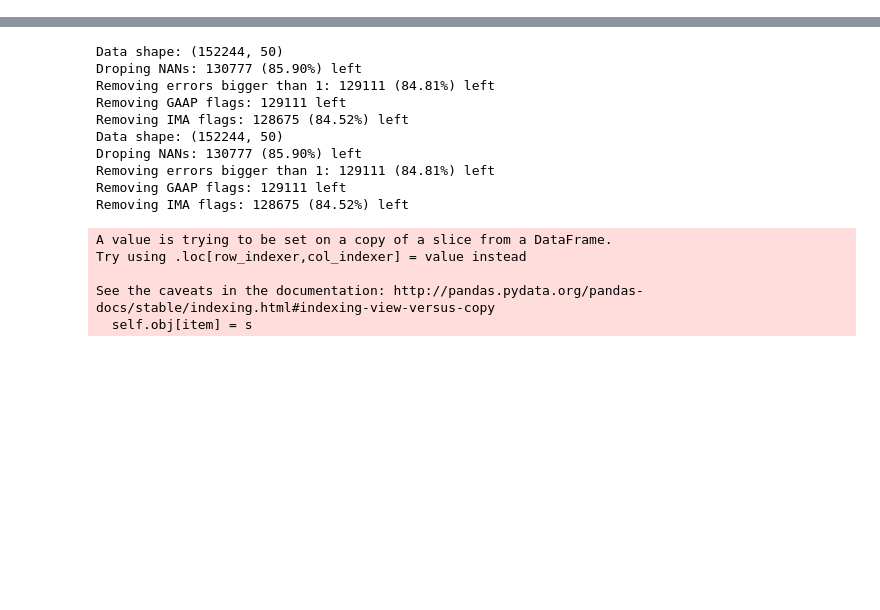
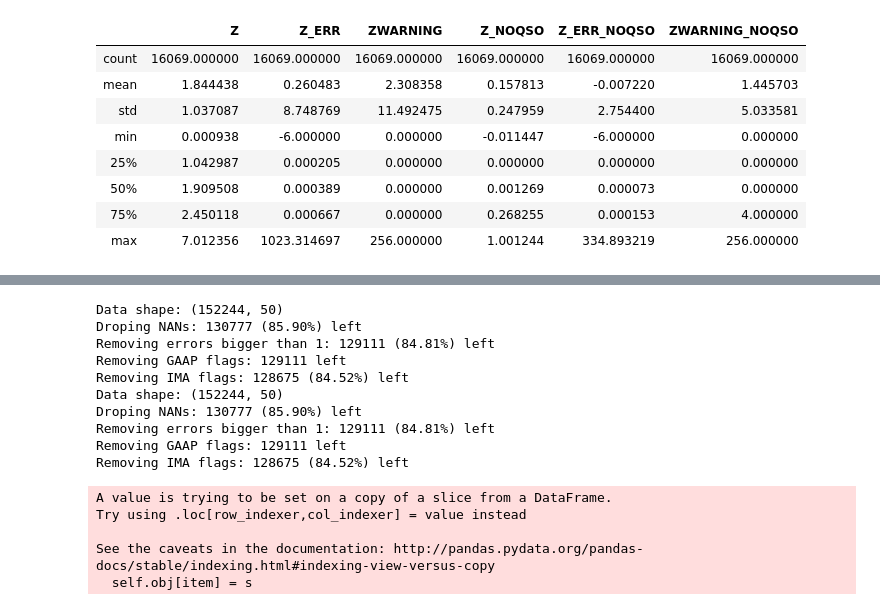
Before and after one commit to snakoneczny/kids-quasars, a Jupyter notebook: notebooks/analysis_sdss_noqso.ipynb, the cells around one changed output, grey strips where cells are left out. Saved outputs shown, nothing was run; the diff lists cells and outputs as text; code cells hidden in the pictures; blank space fills up the shorter version.

```diff
--- a/notebooks/analysis_sdss_noqso.ipynb
+++ b/notebooks/analysis_sdss_noqso.ipynb
@@ -21,0 +54,12 @@ sns.set_palette('cubehelix')
+# %%
+kids_x_sdss.loc[kids_x_sdss['CLASS'] == 'QSO', sdss_cols].describe()
+# %% [output]
+|  | Z | Z_ERR | ZWARNING | Z_NOQSO | Z_ERR_NOQSO | ZWARNING_NOQSO |
+| count | 16069.000000 | 16069.000000 | 16069.000000 | 16069.000000 | 16069.000000 | 16069.000000 |
+| mean | 1.844438 | 0.260483 | 2.308358 | 0.157813 | -0.007220 | 1.445703 |
+| std | 1.037087 | 8.748769 | 11.492475 | 0.247959 | 2.754400 | 5.033581 |
+| min | 0.000938 | -6.000000 | 0.000000 | -0.011447 | -6.000000 | 0.000000 |
+| 25% | 1.042987 | 0.000205 | 0.000000 | 0.000000 | 0.000000 | 0.000000 |
+| 50% | 1.909508 | 0.000389 | 0.000000 | 0.001269 | 0.000073 | 0.000000 |
+| 75% | 2.450118 | 0.000667 | 0.000000 | 0.268255 | 0.000153 | 4.000000 |
+| max | 7.012356 | 1023.314697 | 256.000000 | 1.001244 | 334.893219 | 256.000000 |
```
Also changed, not shown: parts of 9 cells of this notebook, 5 other files.
